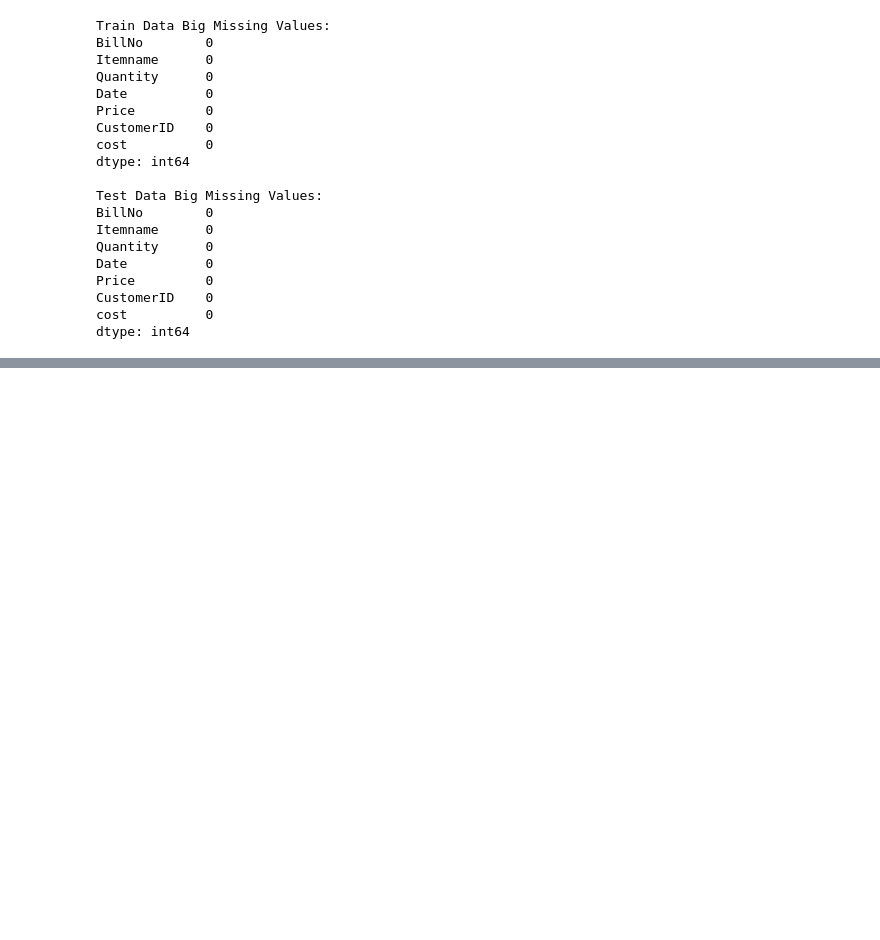
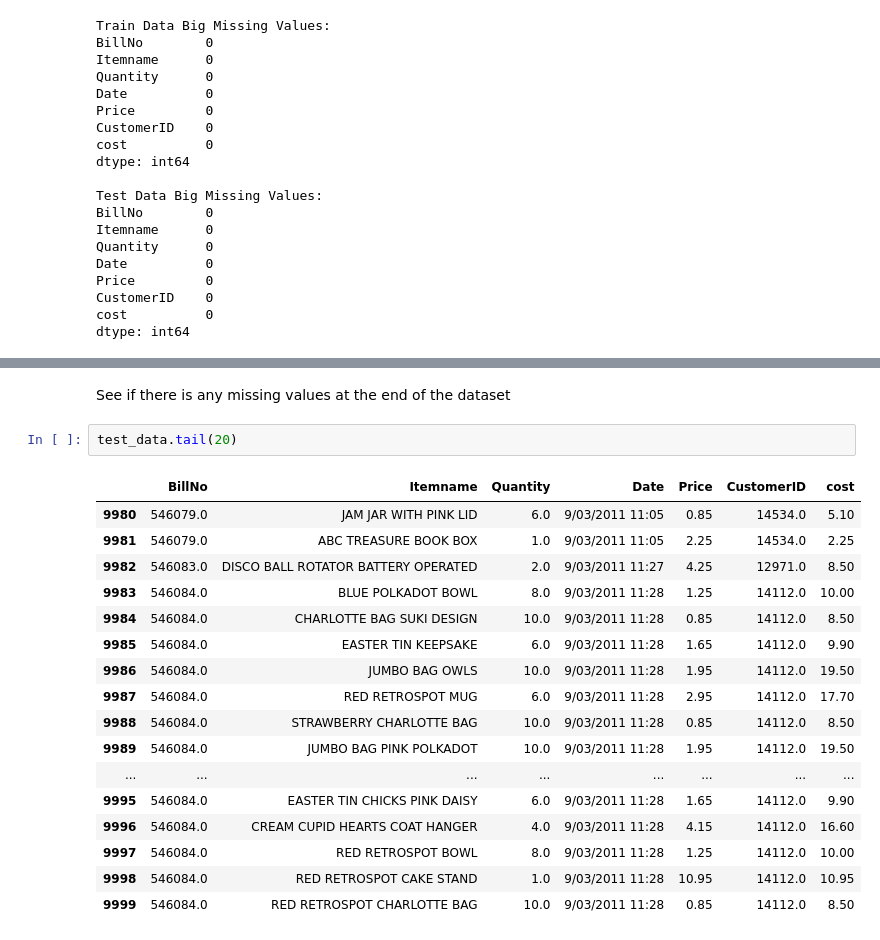
Before and after one commit to yuqingc31/MiningBigData, a Jupyter notebook: assignment3/a1841612_assign2.ipynb, the cells around one changed output, grey strips where cells are left out. Cells and saved outputs as stored; diff of their text form; blank space fills up the shorter version.

```diff
--- a/assignment3/a1841612_assign2.ipynb
+++ b/assignment3/a1841612_assign2.ipynb
@@ -125,0 +196,22 @@ The data shows that the dataset of Test Data contains a large number of missing
+# %% [markdown]
+See if there is any missing values at the end of the dataset
+# %%
+test_data.tail(20)
+# %% [output]
+|  | BillNo | Itemname | Quantity | Date | Price | CustomerID | cost |
+| 9980 | 546079.0 | JAM JAR WITH PINK LID | 6.0 | 9/03/2011 11:05 | 0.85 | 14534.0 | 5.10 |
+| 9981 | 546079.0 | ABC TREASURE BOOK BOX | 1.0 | 9/03/2011 11:05 | 2.25 | 14534.0 | 2.25 |
+| 9982 | 546083.0 | DISCO BALL ROTATOR BATTERY OPERATED | 2.0 | 9/03/2011 11:27 | 4.25 | 12971.0 | 8.50 |
+| 9983 | 546084.0 | BLUE POLKADOT BOWL | 8.0 | 9/03/2011 11:28 | 1.25 | 14112.0 | 10.00 |
+| 9984 | 546084.0 | CHARLOTTE BAG SUKI DESIGN | 10.0 | 9/03/2011 11:28 | 0.85 | 14112.0 | 8.50 |
+| 9985 | 546084.0 | EASTER TIN KEEPSAKE | 6.0 | 9/03/2011 11:28 | 1.65 | 14112.0 | 9.90 |
+| 9986 | 546084.0 | JUMBO BAG OWLS | 10.0 | 9/03/2011 11:28 | 1.95 | 14112.0 | 19.50 |
+| 9987 | 546084.0 | RED RETROSPOT MUG | 6.0 | 9/03/2011 11:28 | 2.95 | 14112.0 | 17.70 |
+| 9988 | 546084.0 | STRAWBERRY CHARLOTTE BAG | 10.0 | 9/03/2011 11:28 | 0.85 | 14112.0 | 8.50 |
+| 9989 | 546084.0 | JUMBO BAG PINK POLKADOT | 10.0 | 9/03/2011 11:28 | 1.95 | 14112.0 | 19.50 |
+| ... | ... | ... | ... | ... | ... | ... | ... |
+| 9995 | 546084.0 | EASTER TIN CHICKS PINK DAISY | 6.0 | 9/03/2011 11:28 | 1.65 | 14112.0 | 9.90 |
+| 9996 | 546084.0 | CREAM CUPID HEARTS COAT HANGER | 4.0 | 9/03/2011 11:28 | 4.15 | 14112.0 | 16.60 |
+| 9997 | 546084.0 | RED RETROSPOT BOWL | 8.0 | 9/03/2011 11:28 | 1.25 | 14112.0 | 10.00 |
+| 9998 | 546084.0 | RED RETROSPOT CAKE STAND | 1.0 | 9/03/2011 11:28 | 10.95 | 14112.0 | 10.95 |
+| 9999 | 546084.0 | RED RETROSPOT CHARLOTTE BAG | 10.0 | 9/03/2011 11:28 | 0.85 | 14112.0 | 8.50 |
```
Also changed, not shown: parts of 14 cells of this notebook.
